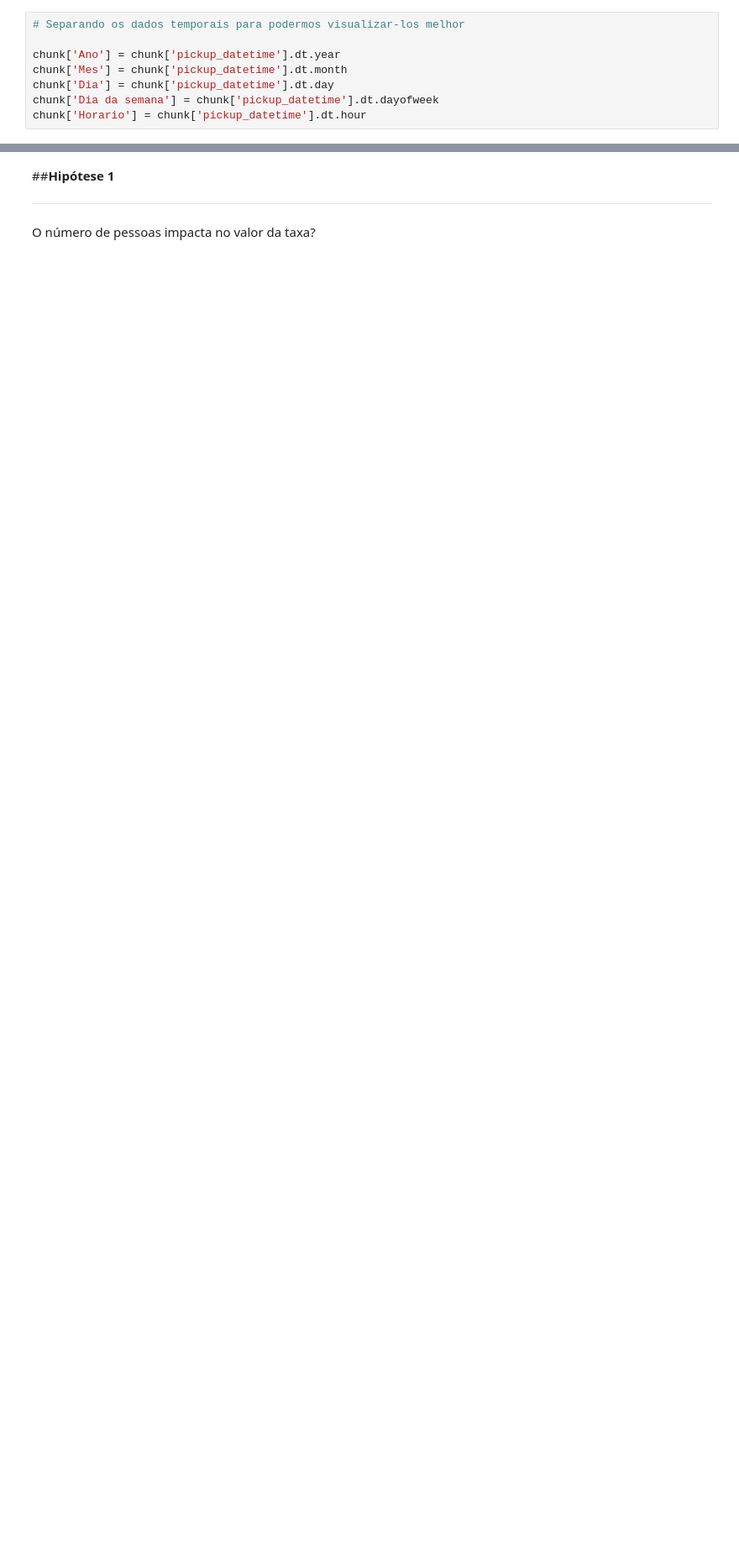
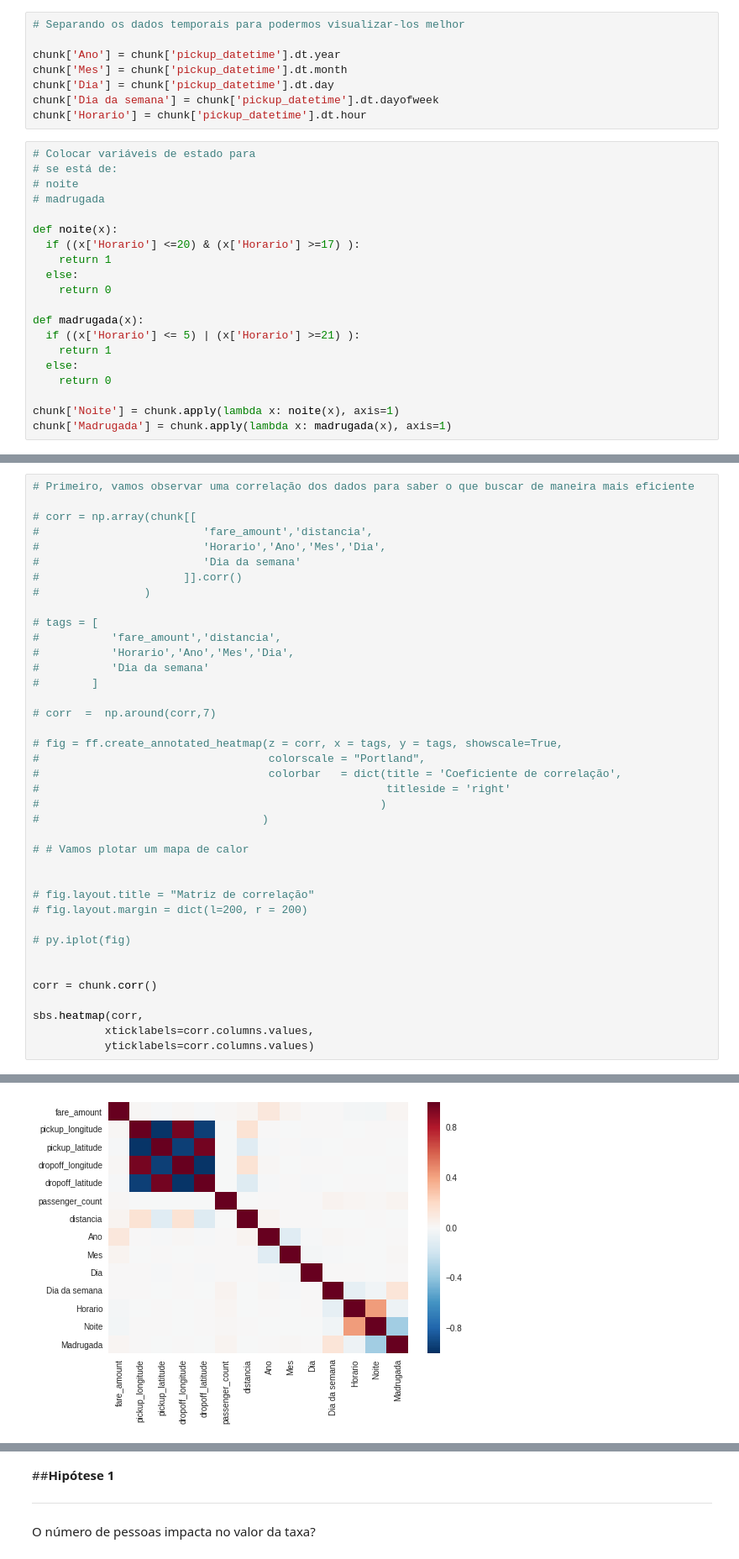
Before and after one commit to 51rL1N5/Prova_Esig, a Jupyter notebook: taxi_fare.ipynb, the cells around one changed output, grey strips where cells are left out. Shown: that part at 84% size. Drawn from its saved outputs; the diff is of its cells as text; blank space fills up the shorter version.

Commit message:
Fazendo testes para criar mais gráficos e tentar criar outras features, mas falta fazer o modelo preditivo

```diff
--- a/taxi_fare.ipynb
+++ b/taxi_fare.ipynb
@@ -158,6 +182,26 @@ chunk['Mes'] = chunk['pickup_datetime'].dt.month
 chunk['Dia'] = chunk['pickup_datetime'].dt.day
 chunk['Dia da semana'] = chunk['pickup_datetime'].dt.dayofweek
 chunk['Horario'] = chunk['pickup_datetime'].dt.hour
+# %%
+# Colocar variáveis de estado para
+# se está de:
+# noite
+# madrugada
+
+def noite(x):
+  if ((x['Horario'] <=20) & (x['Horario'] >=17) ):
+    return 1
+  else:
+    return 0
+
+def madrugada(x):
+  if ((x['Horario'] <= 5) | (x['Horario'] >=21) ):
+    return 1
+  else:
+    return 0
+
+chunk['Noite'] = chunk.apply(lambda x: noite(x), axis=1)
+chunk['Madrugada'] = chunk.apply(lambda x: madrugada(x), axis=1)
 # %% [markdown]
 # **Análise exploratória de dados**
 
@@ -198,0 +247,40 @@ chunk['Horario'] = chunk['pickup_datetime'].dt.hour
+# %%
+# Primeiro, vamos observar uma correlação dos dados para saber o que buscar de maneira mais eficiente
+
+# corr = np.array(chunk[[
+#                         'fare_amount','distancia',
+#                         'Horario','Ano','Mes','Dia',
+#                         'Dia da semana'
+#                      ]].corr()
+#                )
+
+# tags = [
+#           'fare_amount','distancia',
+#           'Horario','Ano','Mes','Dia',
+#           'Dia da semana'
+#        ]
+
+# corr  =  np.around(corr,7)
+
+# fig = ff.create_annotated_heatmap(z = corr, x = tags, y = tags, showscale=True,
+#                                   colorscale = "Portland",
+#                                   colorbar   = dict(title = 'Coeficiente de correlação',
+#                                                     titleside = 'right'
+#                                                    )
+#                                  )
+
+# # Vamos plotar um mapa de calor
+
+
+# fig.layout.title = "Matriz de correlação"
+# fig.layout.margin = dict(l=200, r = 200)
+
+# py.iplot(fig)
+
+
+corr = chunk.corr()
+
+sbs.heatmap(corr,
+           xticklabels=corr.columns.values,
+           yticklabels=corr.columns.values)
+# %% [output]
@@ -198,0 +288 @@ chunk['Horario'] = chunk['pickup_datetime'].dt.hour
+[figure, added]
```
Also changed, not shown: parts of 12 cells of this notebook.
